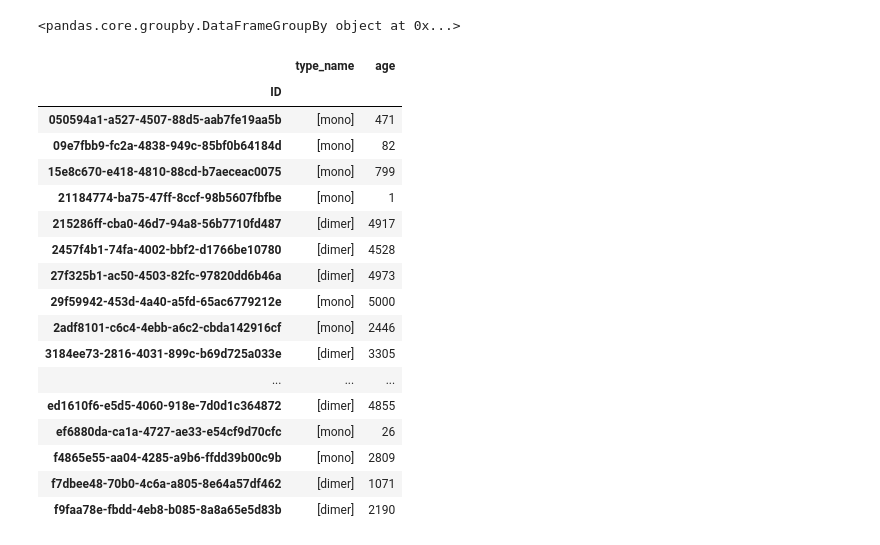
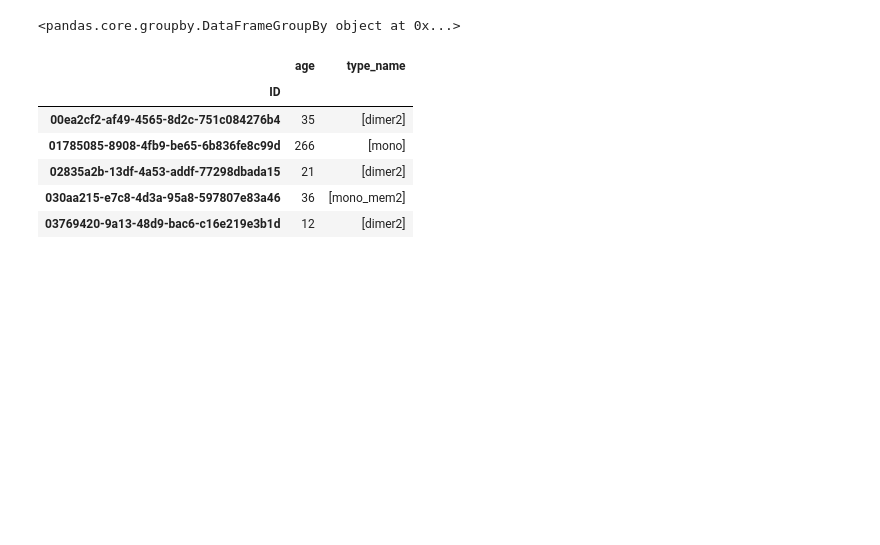
Before and after one commit to dprovasi/readi, a Jupyter notebook: readi.ipynb, the cells around one changed output. Saved outputs shown, nothing was run; the diff lists cells and outputs as text; code cells hidden in the pictures; blank space fills up the shorter version.

```diff
--- a/readi.ipynb
+++ b/readi.ipynb
@@ -291,20 +298,31 @@ class bim_encunter_complex(encunter_complex_type):
         p1 = [i for i,p in enumerate(particles_) if p.ptype==self.type1]
         p2 = [i for i,p in enumerate(particles_) if p.ptype==self.type2]
         ec=[]
+        #report_pairs=[]
         #print(p1)
         #print(p2)
+        used_ones=[]
         for q1 in p1:
             for q2 in p2:
-                if not q1 == q2:
+                if not q1 == q2 and not ((q1 in used_ones) or (q2 in used_ones)):
                     vec1= particles_[q1].pos - particles_[q2].pos
                     #print(vec1)
                     dist1= np.sqrt((vec1 * vec1).sum())
                     if dist1 < self.dist:
-                        ec.append([(q1,particles_[q1]),(q2,particles_[q2])])
+                        #report_pairs.append([q1,q2])
+                        ec.append([particles_[q1],particles_[q2]])
+                        ## we want particles to be in only one instance
+                        ## otherwise we can react safely
+                        used_ones.append(q1)
+                        used_ones.append(q2)
+
+        #print(report_pairs)
         return ec
 # %%
 class annihilation_reaction(reaction):
-    """ annihilation reaction"""
+    """ annihilation reaction
+        A + B -> 0
+    """
     def __init__(self, name, rate):
         super(annihilation_reaction,self).__init__(name,rate)
 
@@ -312,15 +330,17 @@ class annihilation_reaction(reaction):
         return None
 
 class fusion_reaction(reaction):
-    """ fusion reaction"""
-    def __init__(self, name, rate, outtpye):
-        self.outtype = outtpye
+    """ fusion reaction
+        A + B -> C
+    """
+    def __init__(self, name, rate, outtype):
+        self.outtype = outtype
         super(fusion_reaction,self).__init__(name,rate)
 
     def effect_reaction(self,encunter_complex_in):
         pos = None ## get particle pos in encounter complex in and average
-        poss = [part[1].pos for part in encunter_complex_in]
-        print([part[0] for part in encunter_complex_in])
+        poss = [part.pos for part in encunter_complex_in]
+        #print([part[0] for part in encunter_complex_in])
         return [particle(self.outtype, poss[0])]
 # %% [markdown]
 ### Run
@@ -399,7 +403,7 @@ t = traj(init_pos)
 # %% [markdown]
 #### run
 # %%
-timesteps=500
+timesteps=1000
 for i in range(timesteps):
     t.step(.1)
     t.react_unimolecular(.1)
@@ -468,25 +470,14 @@ yy
 # %% [output]
 <pandas.core.groupby.DataFrameGroupBy object at 0x...>
 # %%
-lifes
+lifes.head()
 # %% [output]
-|  | type_name | age |
+|  | age | type_name |
 | ID |  |  |
-| 050594a1-a527-4507-88d5-aab7fe19aa5b | [mono] | 471 |
-| 09e7fbb9-fc2a-4838-949c-85bf0b64184d | [mono] | 82 |
-| 15e8c670-e418-4810-88cd-b7aeceac0075 | [mono] | 799 |
-| 21184774-ba75-47ff-8ccf-98b5607fbfbe | [mono] | 1 |
-| 215286ff-cba0-46d7-94a8-56b7710fd487 | [dimer] | 4917 |
-| 2457f4b1-74fa-4002-bbf2-d1766be10780 | [dimer] | 4528 |
-| 27f325b1-ac50-4503-82fc-97820dd6b46a | [dimer] | 4973 |
-| 29f59942-453d-4a40-a5fd-65ac6779212e | [mono] | 5000 |
-| 2adf8101-c6c4-4ebb-a6c2-cbda142916cf | [mono] | 2446 |
-| 3184ee73-2816-4031-899c-b69d725a033e | [dimer] | 3305 |
-| ... | ... | ... |
-| ed1610f6-e5d5-4060-918e-7d0d1c364872 | [dimer] | 4855 |
-| ef6880da-ca1a-4727-ae33-e54cf9d70cfc | [mono] | 26 |
-| f4865e55-aa04-4285-a9b6-ffdd39b00c9b | [mono] | 2809 |
-| f7dbee48-70b0-4c6a-a805-8e64a57df462 | [dimer] | 1071 |
-| f9faa78e-fbdd-4eb8-b085-8a8a65e5d83b | [dimer] | 2190 |
+| 00ea2cf2-af49-4565-8d2c-751c084276b4 | 35 | [dimer2] |
+| 01785085-8908-4fb9-be65-6b836fe8c99d | 266 | [mono] |
+| 02835a2b-13df-4a53-addf-77298dbada15 | 21 | [dimer2] |
+| 030aa215-e7c8-4d3a-95a8-597807e83a46 | 36 | [mono_mem2] |
+| 03769420-9a13-48d9-bac6-c16e219e3b1d | 12 | [dimer2] |
 # %%
 pp2=tr.groupby(by=['frame','type_name'])
```
Also changed, not shown: parts of 20 cells of this notebook.
